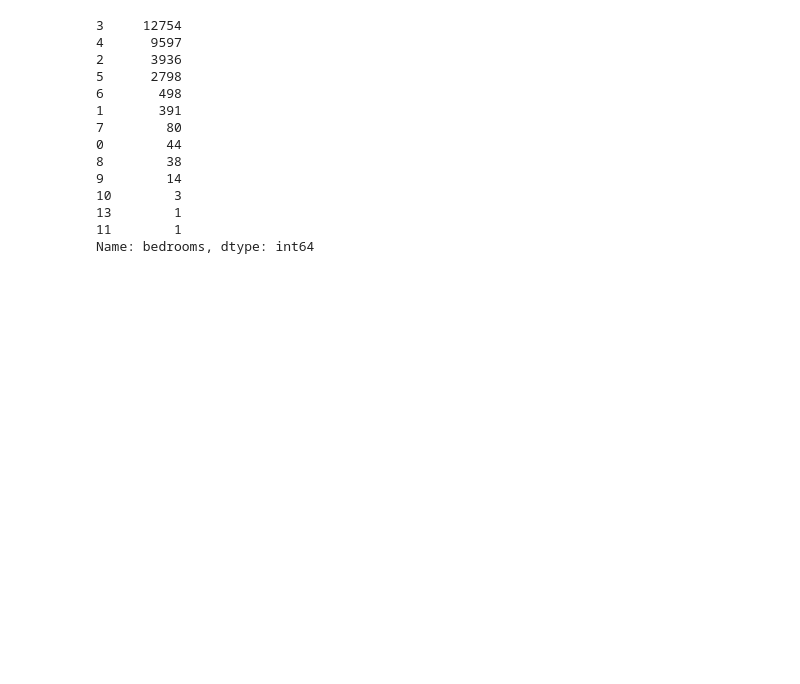
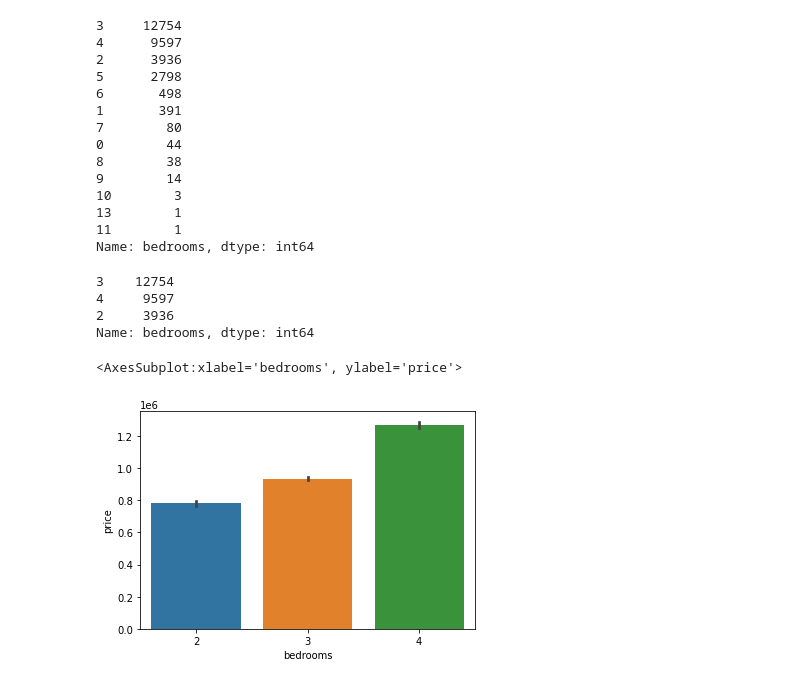
Before and after one commit to josecastillofl/Phase_2_Project, a Jupyter notebook: Untitled.ipynb, the cells around one changed output. Cells and saved outputs as stored; diff of their text form; code cells hidden in the pictures; blank space fills up the shorter version.

```diff
--- a/Untitled.ipynb
+++ b/Untitled.ipynb
@@ -57,0 +95,3 @@ df.describe()
+# %%
+df = data.drop(['id', 'lat', 'long', 'date', 'view', 'yr_renovated','sqft_basement', 'sqft_above'], axis=1)
+df.info()
@@ -72,3 +147,23 @@ df.bedrooms.value_counts()
 13        1
 11        1
 Name: bedrooms, dtype: int64
+# %%
+df['bedrooms'].value_counts()
+
+df['bedrooms_filter'] = df['bedrooms'].apply(lambda x: 1 if 2 <= x <= 4 else 0)
+
+df['bedrooms_filter'].value_counts()
+
+newdf = df[df['bedrooms_filter'] == 1]
+# %%
+newdf.bedrooms.value_counts()
+# %% [output]
+3    12754
+4     9597
+2     3936
+Name: bedrooms, dtype: int64
+# %%
+sns.barplot(x ='bedrooms', y ='price', data = newdf)
+# %% [output]
+<AxesSubplot:xlabel='bedrooms', ylabel='price'>
+[figure, added]
```
Also changed, not shown: parts of 56 cells of this notebook, 1 other file.
